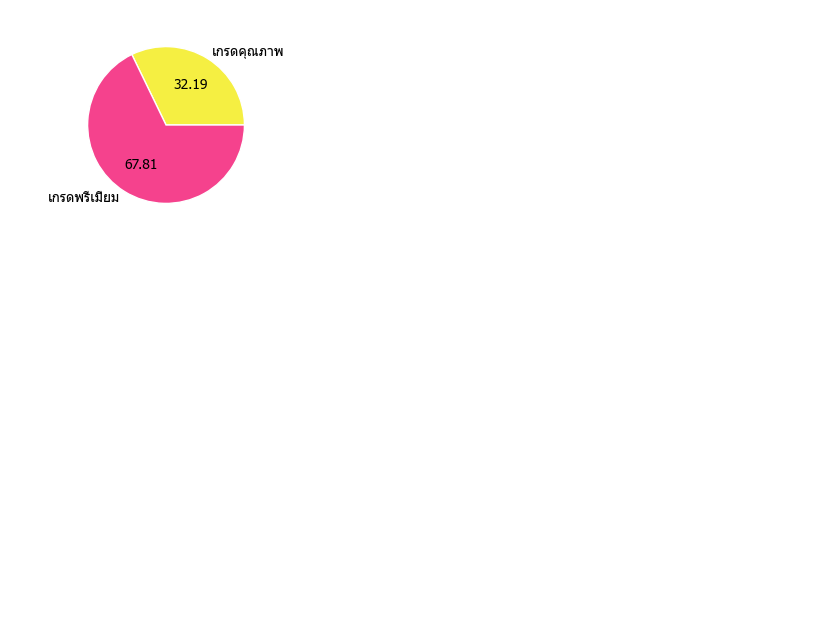
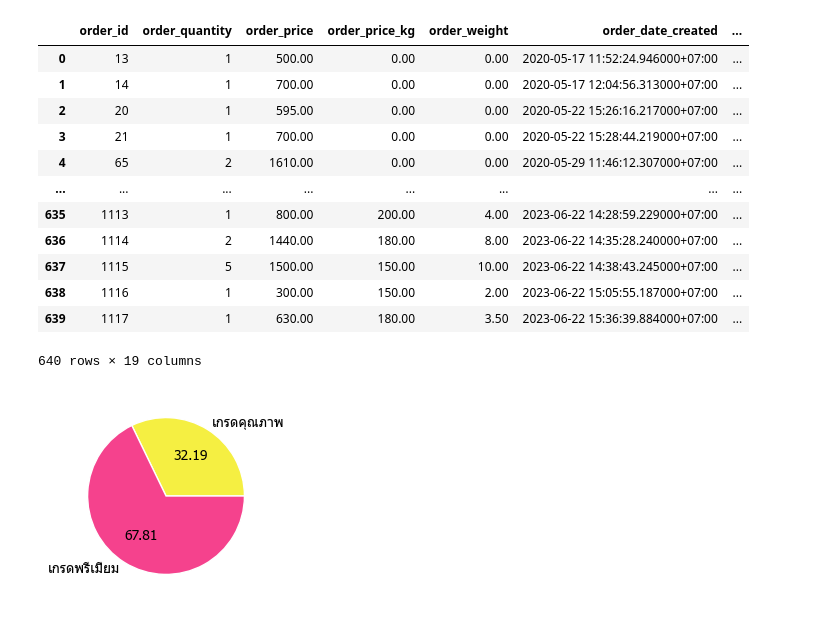
Before and after one commit to Apisit250aps/Data-Analyst, a Jupyter notebook: postgresWithPython/order.ipynb, the cells around one changed output. Saved outputs shown, nothing was run; the diff lists cells and outputs as text; code cells hidden in the pictures; blank space fills up the shorter version.

Commit message:
show dataframe

```diff
--- a/postgresWithPython/order.ipynb
+++ b/postgresWithPython/order.ipynb
@@ -22,18 +22,33 @@ def mapping(index, choice):
 # %%
 table = 'shopping_orderitem'
 col =  "SELECT COLUMN_NAME FROM INFORMATION_SCHEMA.COLUMNS WHERE TABLE_NAME = '{0}' ORDER BY ORDINAL_POSITION;".format(table)
 cur.execute(col)
 columns_1 = ['order_'+i[0] for i in cur.fetchall()]
 
 col =  "SELECT COLUMN_NAME FROM INFORMATION_SCHEMA.COLUMNS WHERE TABLE_NAME = '{0}' ORDER BY ORDINAL_POSITION;".format('store_product')
 cur.execute(col)
 columns_2 = ['product_'+i[0] for i in cur.fetchall()]
 
 # Table Query
 query = "SELECT * FROM {0} INNER JOIN store_product ON shopping_orderitem.product_id = store_product.id".format(table)
 cur.execute(query)
 # DataFrame
 store_product = pd.DataFrame(cur.fetchall(), columns=columns_1+columns_2)
+store_product
+# %% [output]
+|  | order_id | order_quantity | order_price | order_price_kg | order_weight | order_date_created | ... |
+| 0 | 13 | 1 | 500.00 | 0.00 | 0.00 | 2020-05-17 11:52:24.946000+07:00 | ... |
+| 1 | 14 | 1 | 700.00 | 0.00 | 0.00 | 2020-05-17 12:04:56.313000+07:00 | ... |
+| 2 | 20 | 1 | 595.00 | 0.00 | 0.00 | 2020-05-22 15:26:16.217000+07:00 | ... |
+| 3 | 21 | 1 | 700.00 | 0.00 | 0.00 | 2020-05-22 15:28:44.219000+07:00 | ... |
+| 4 | 65 | 2 | 1610.00 | 0.00 | 0.00 | 2020-05-29 11:46:12.307000+07:00 | ... |
+| ... | ... | ... | ... | ... | ... | ... | ... |
+| 635 | 1113 | 1 | 800.00 | 200.00 | 4.00 | 2023-06-22 14:28:59.229000+07:00 | ... |
+| 636 | 1114 | 2 | 1440.00 | 180.00 | 8.00 | 2023-06-22 14:35:28.240000+07:00 | ... |
+| 637 | 1115 | 5 | 1500.00 | 150.00 | 10.00 | 2023-06-22 14:38:43.245000+07:00 | ... |
+| 638 | 1116 | 1 | 300.00 | 150.00 | 2.00 | 2023-06-22 15:05:55.187000+07:00 | ... |
+| 639 | 1117 | 1 | 630.00 | 180.00 | 3.50 | 2023-06-22 15:36:39.884000+07:00 | ... |
+640 rows × 19 columns
 # %%
 
 GRADE_CHOICES = (
```
